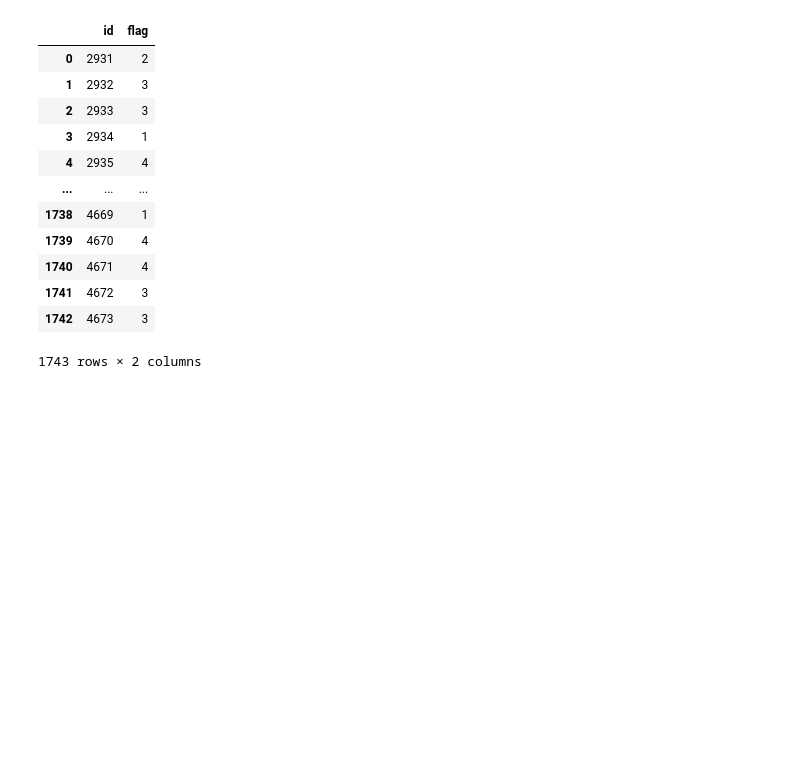
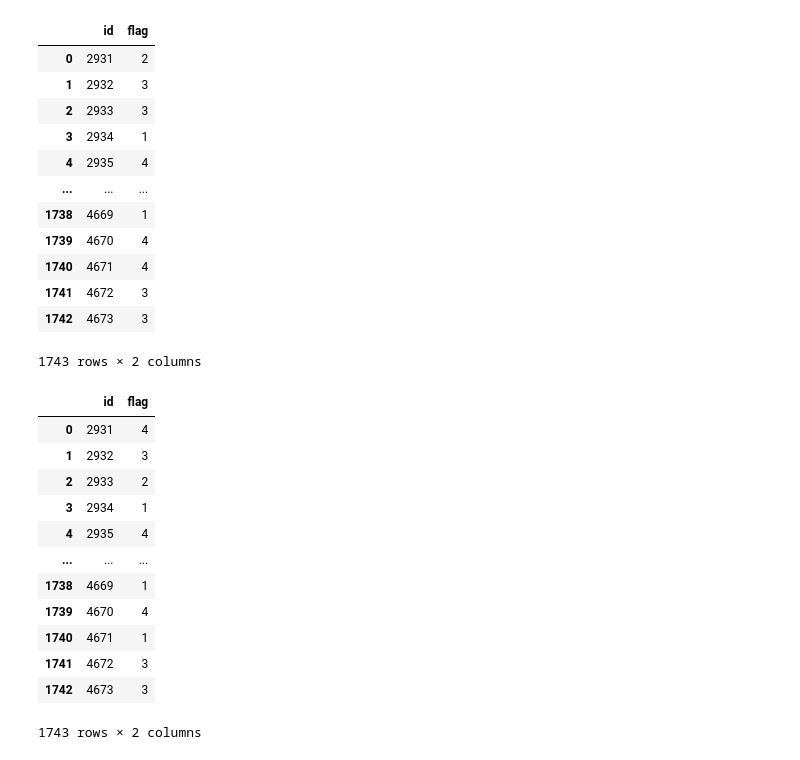
Before and after one commit to Radperia/SIGNATE_student_2020, a Jupyter notebook: SIGNATE_Final_Ensemble.ipynb, the cells around one changed output. Drawn from its saved outputs; the diff is of its cells as text; code cells hidden in the pictures; blank space fills up the shorter version.

```diff
--- a/SIGNATE_Final_Ensemble.ipynb
+++ b/SIGNATE_Final_Ensemble.ipynb
@@ -53,6 +54,22 @@ c
 | 1741 | 4672 | 3 |
 | 1742 | 4673 | 3 |
 1743 rows × 2 columns
+# %%
+d
+# %% [output]
+|  | id | flag |
+| 0 | 2931 | 4 |
+| 1 | 2932 | 3 |
+| 2 | 2933 | 2 |
+| 3 | 2934 | 1 |
+| 4 | 2935 | 4 |
+| ... | ... | ... |
+| 1738 | 4669 | 1 |
+| 1739 | 4670 | 4 |
+| 1740 | 4671 | 1 |
+| 1741 | 4672 | 3 |
+| 1742 | 4673 | 3 |
+1743 rows × 2 columns
 # %%
 sub = pd.DataFrame()
 sub['id'] = a['id']
```
Also changed, not shown: parts of 7 cells of this notebook.
